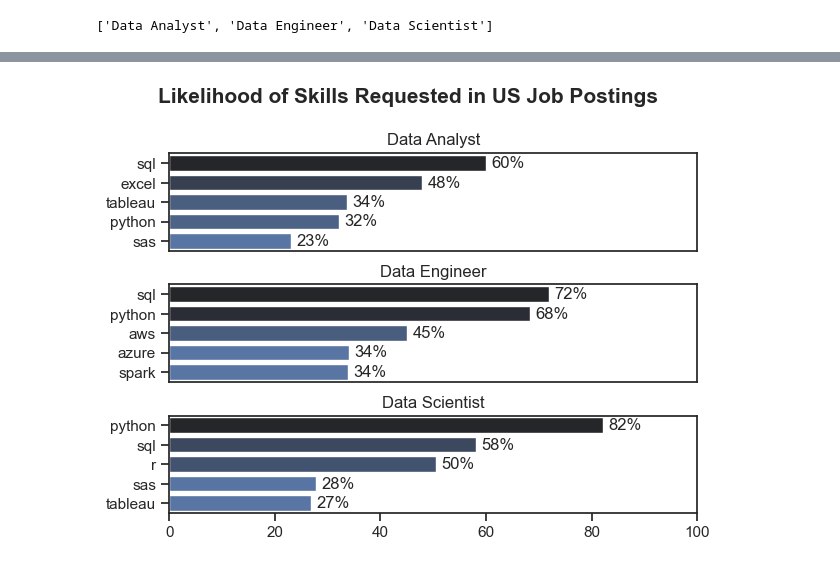
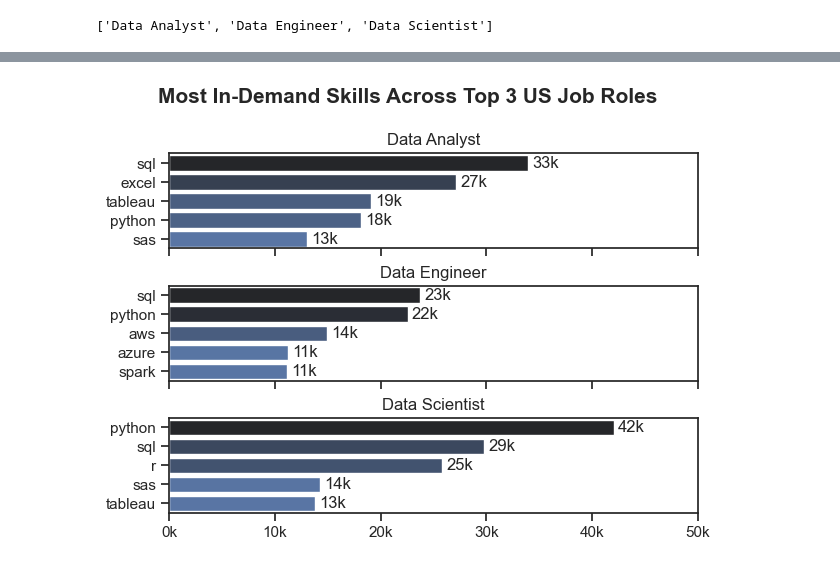
Before and after one commit to kierncb/Python_Data_Job_EDA, a Jupyter notebook: Exploratory_Data_Analysis.ipynb, the cells around one changed output, grey strips where cells are left out. Saved outputs shown, nothing was run; the diff lists cells and outputs as text; code cells hidden in the pictures.

Commit message:
update data viz

```diff
--- a/Exploratory_Data_Analysis.ipynb
+++ b/Exploratory_Data_Analysis.ipynb
@@ -481,33 +442,36 @@ df_skills_perc
 # %%
-# Create subplots with the number of rows equal to the number of job titles
 fig, ax = plt.subplots(len(job_titles), 1)
 
-# Loop through each job title to generate a bar plot
+sns.set_theme(style='ticks')
+
+from matplotlib.ticker import FuncFormatter
+
+def k_format(x, _):
+    return f"{int(x / 1000)}k"
+
 for i, job_title in enumerate(job_titles):
-    # Filter the top 5 most requested skills for the current job title
-    df_plot = df_skills_perc[df_skills_perc['job_title_short'] == job_title].head(5)
-
-    # Create a horizontal bar plot of skill percentages
-    sns.barplot(data=df_plot, x='skill_percent', y='job_skills',  ax=ax[i],hue='skill_count', palette='dark:b_r'  )
-
-    # Apply common formatting to all subplots
+    df_plot = df_skills_count[df_skills_count['job_title_short'] == job_title].head(5)[::-1]
+    sns.barplot(data=df_plot, x='skill_count', y='job_skills', ax=ax[i], hue='skill_count', palette='dark:b_r')
     ax[i].set_title(job_title)
+    ax[i].invert_yaxis()
     ax[i].set_ylabel('')
     ax[i].set_xlabel('')
     ax[i].get_legend().remove()
-    ax[i].set_xlim(0, 100)
+    ax[i].set_xlim(0, 50000) # make the scales the same
+
+    # Apply k-format to the x-axis
+    ax[i].xaxis.set_major_formatter(FuncFormatter(k_format))
 
     # Remove x-axis tick labels for all subplots except the last one
-    if i != len(job_titles) - 1:
-        ax[i].set_xticks([])
+    if i < len(job_titles) - 1:
+        ax[i].set_xticklabels([])
 
-    # Add percentage labels to the bars
-    for n, v in enumerate(df_plot['skill_percent']):
-        ax[i].text(v + 1, n, f'{v:.0f}%', va='center')
+    # Add labels to the bars
+    for bar in ax[i].containers:
+        ax[i].bar_label(bar, padding=3, fmt=lambda x: k_format(x, None))
 
-fig.suptitle('Likelihood of Skills Requested in US Job Postings', fontsize=15, weight='bold')
-fig.tight_layout(h_pad=.8)
-
+fig.suptitle('Most In-Demand Skills Across Top 3 US Job Roles', fontsize=15, weight='bold')
+fig.tight_layout(h_pad=0.5) # fix the overlap
 plt.show()
 # %% [output]
-[figure, old version]
+[figure, new version]
```
Also changed, not shown: parts of 4 cells of this notebook.
